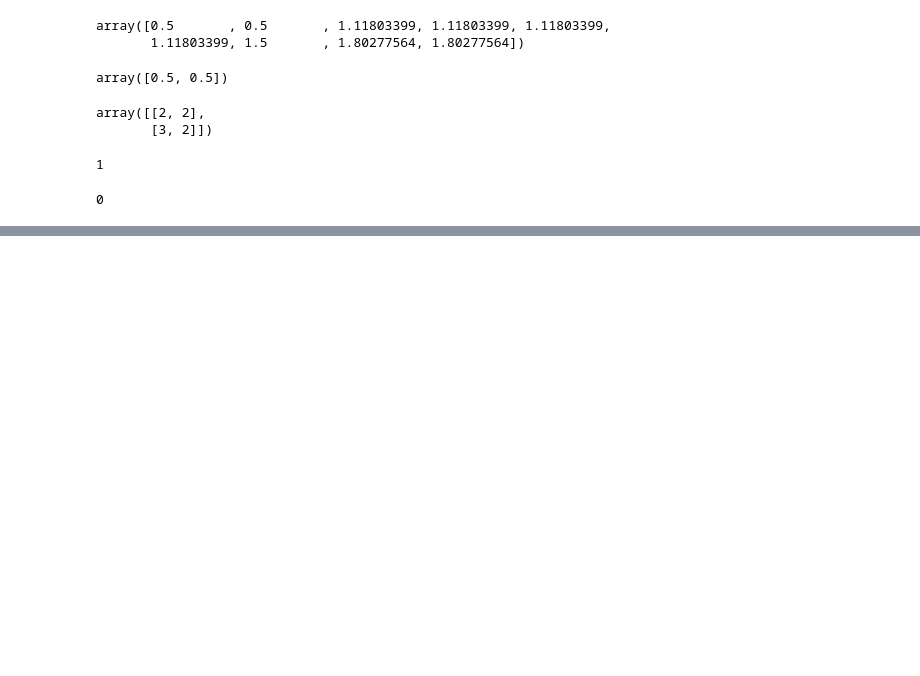
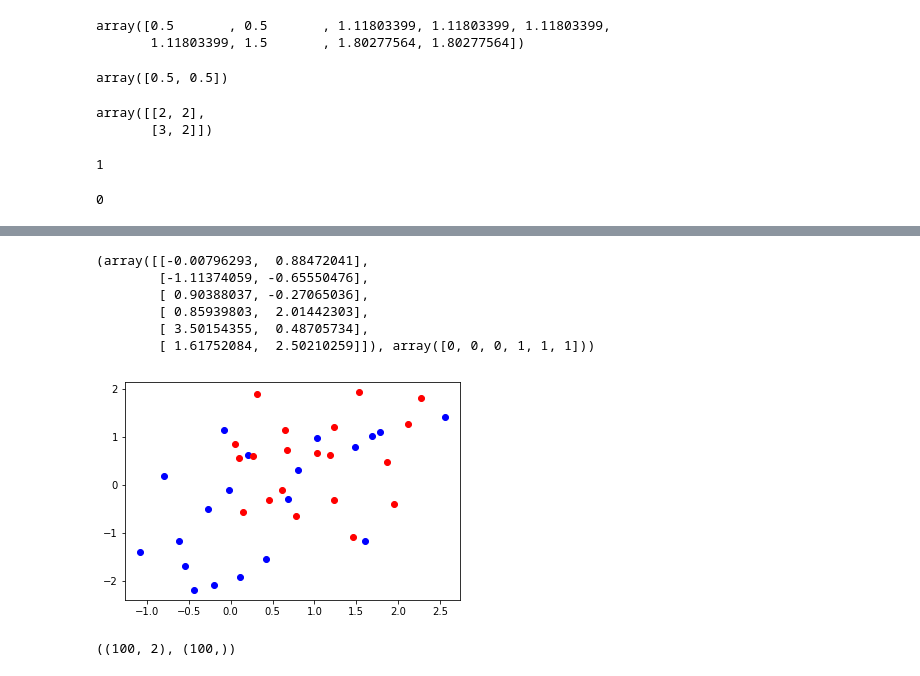
Before and after one commit to maharshi1/data_analysis, a Jupyter notebook: case-study-3_kNN_classification/main.ipynb, the cells around one changed output, grey strips where cells are left out. Cells and saved outputs as stored; diff of their text form; code cells hidden in the pictures; blank space fills up the shorter version.

```diff
--- a/case-study-3_kNN_classification/main.ipynb
+++ b/case-study-3_kNN_classification/main.ipynb
@@ -138,0 +155,28 @@ knn_predict(np.array([1.,2.7]), points, outcomes, 2)
+# %%
+# To turn this into a function, we want to be
+# able to specify the number of rows in our synthetic data set.
+def generate_synthetic_data(n=50):
+    '''Create two sets of points from bivariate normal distributions.'''
+    points = np.concatenate((sp.norm(0,1).rvs((n,2)), sp.norm(1,1).rvs((n,2))), axis=0)
+    # Generate the outcome vector
+    outcomes = np.concatenate((np.repeat(0, n), np.repeat(1, n)))
+    return (points, outcomes)
+
+generate_synthetic_data(3)
+# %% [output]
+(array([[-0.00796293,  0.88472041],
+        [-1.11374059, -0.65550476],
+        [ 0.90388037, -0.27065036],
+        [ 0.85939803,  2.01442303],
+        [ 3.50154355,  0.48705734],
+        [ 1.61752084,  2.50210259]]), array([0, 0, 0, 1, 1, 1]))
+# %%
+n = 20
+(points, outcomes) = generate_synthetic_data(n)
+plt.figure()
+plt.plot(points[:n,0], points[:n,1], "bo")
+plt.plot(points[n:,0], points[n:,1], "ro")
+plt.savefig("bivariate_data.pdf")
+plt.show()
+# %% [output]
+[figure, added]
@@ -138,0 +212,5 @@ knn_predict(np.array([1.,2.7]), points, outcomes, 2)
+# %%
+(predictors, outcomes) = generate_synthetic_data()
+predictors.shape, outcomes.shape
+# %% [output]
+((100, 2), (100,))
```
Also changed, not shown: parts of 22 cells of this notebook, 6 other files.
